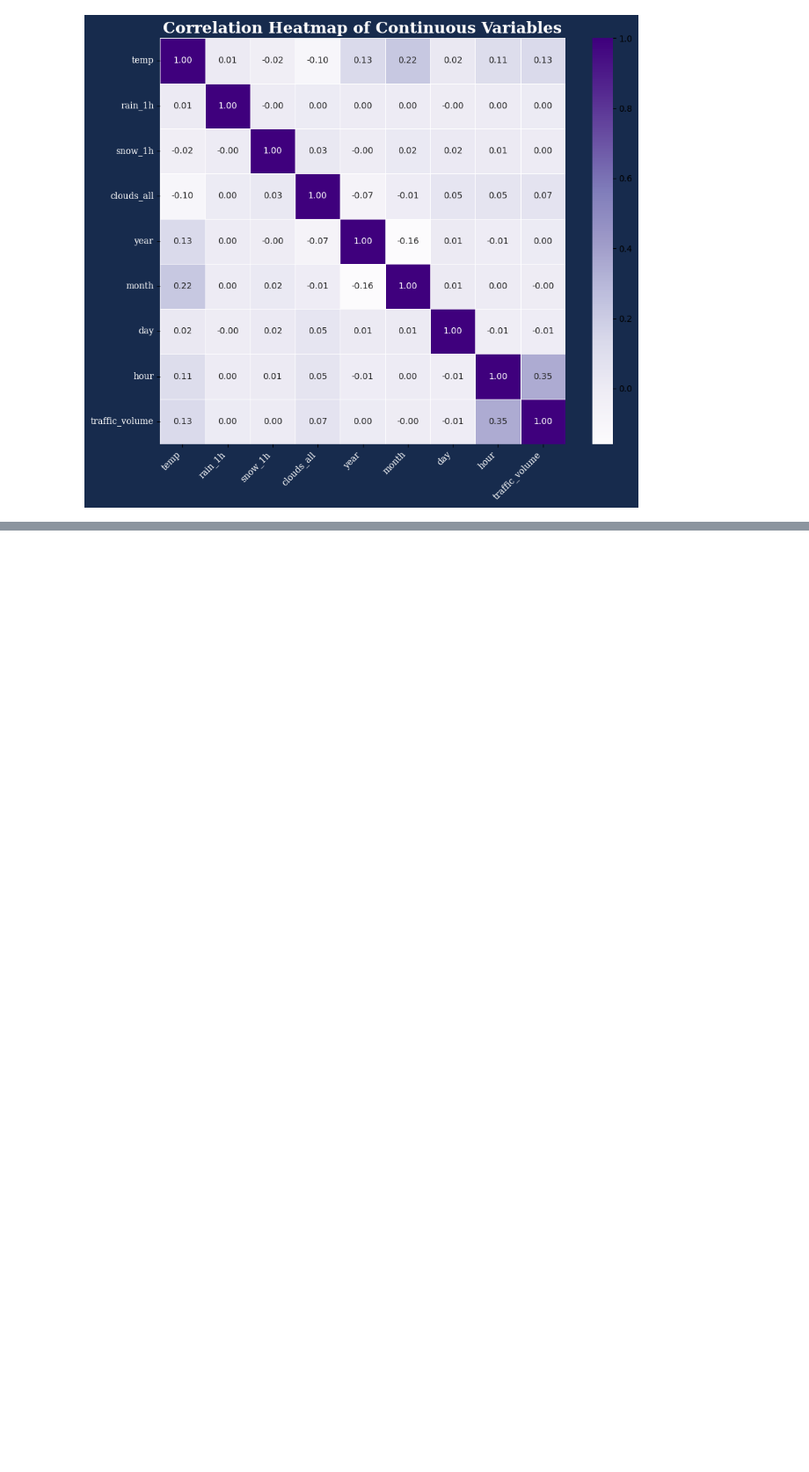
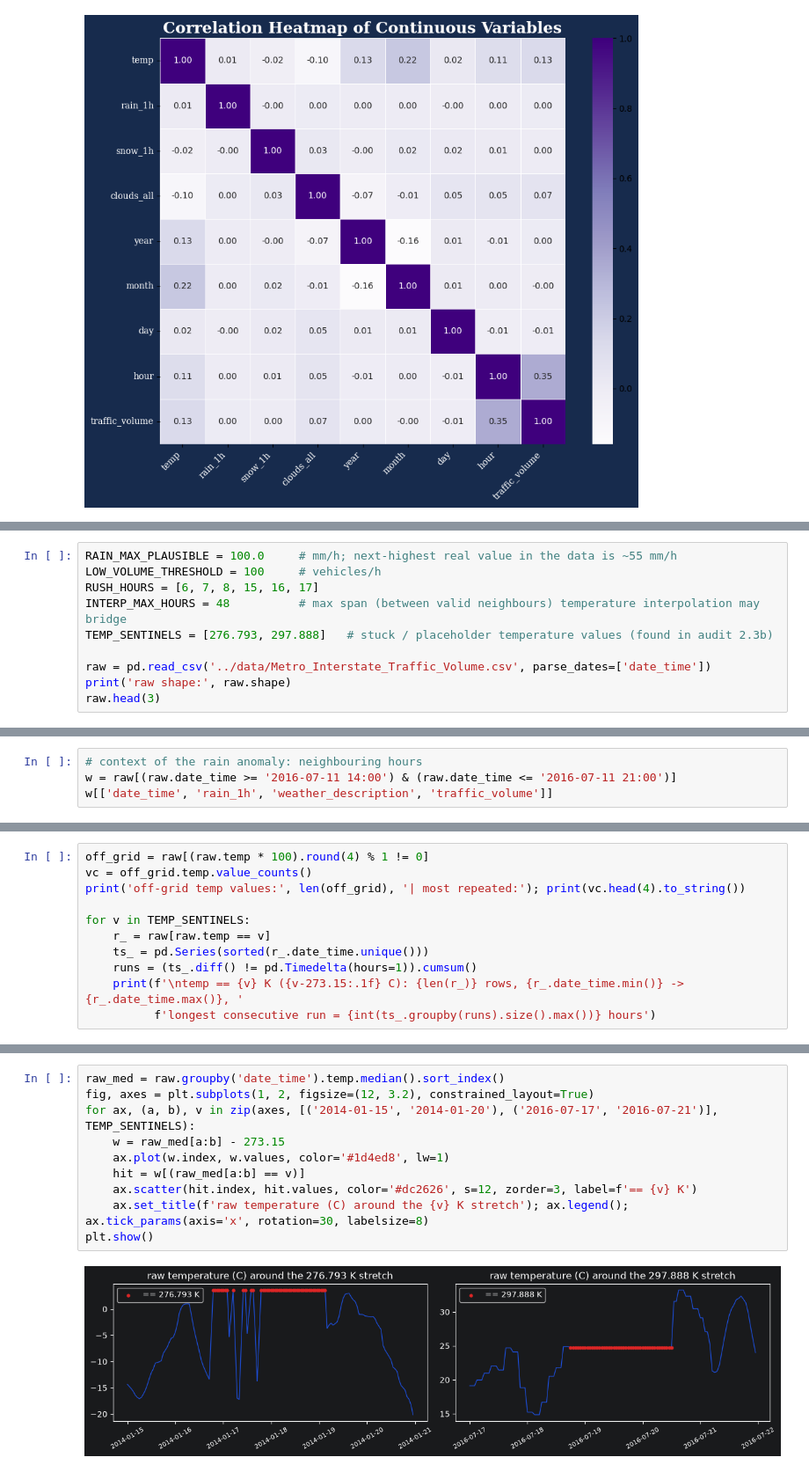
Before and after one commit to MaralFarahmandfar/studybuild-machine-learning, a Jupyter notebook: project-02/notebooks/traffic-analysis.ipynb, the cells around one changed output, grey strips where cells are left out. Shown at 88% size. Saved outputs shown, nothing was run; the diff lists cells and outputs as text; blank space fills up the shorter version.

```diff
--- a/project-02/notebooks/traffic-analysis.ipynb
+++ b/project-02/notebooks/traffic-analysis.ipynb
@@ -690,0 +696,10 @@ plt.show()
+# %%
+RAIN_MAX_PLAUSIBLE = 100.0     # mm/h; next-highest real value in the data is ~55 mm/h
+LOW_VOLUME_THRESHOLD = 100     # vehicles/h
+RUSH_HOURS = [6, 7, 8, 15, 16, 17]
+INTERP_MAX_HOURS = 48          # max span (between valid neighbours) temperature interpolation may bridge
+TEMP_SENTINELS = [276.793, 297.888]   # stuck / placeholder temperature values (found in audit 2.3b)
+
+raw = pd.read_csv('../data/Metro_Interstate_Traffic_Volume.csv', parse_dates=['date_time'])
+print('raw shape:', raw.shape)
+raw.head(3)
@@ -690,0 +811,4 @@ plt.show()
+# %%
+# context of the rain anomaly: neighbouring hours
+w = raw[(raw.date_time >= '2016-07-11 14:00') & (raw.date_time <= '2016-07-11 21:00')]
+w[['date_time', 'rain_1h', 'weather_description', 'traffic_volume']]
@@ -690,0 +835,11 @@ plt.show()
+# %%
+off_grid = raw[(raw.temp * 100).round(4) % 1 != 0]
+vc = off_grid.temp.value_counts()
+print('off-grid temp values:', len(off_grid), '| most repeated:'); print(vc.head(4).to_string())
+
+for v in TEMP_SENTINELS:
+    r_ = raw[raw.temp == v]
+    ts_ = pd.Series(sorted(r_.date_time.unique()))
+    runs = (ts_.diff() != pd.Timedelta(hours=1)).cumsum()
+    print(f'\ntemp == {v} K ({v-273.15:.1f} C): {len(r_)} rows, {r_.date_time.min()} -> {r_.date_time.max()}, '
+          f'longest consecutive run = {int(ts_.groupby(runs).size().max())} hours')
@@ -690,0 +857,12 @@ plt.show()
+# %%
+raw_med = raw.groupby('date_time').temp.median().sort_index()
+fig, axes = plt.subplots(1, 2, figsize=(12, 3.2), constrained_layout=True)
+for ax, (a, b), v in zip(axes, [('2014-01-15', '2014-01-20'), ('2016-07-17', '2016-07-21')], TEMP_SENTINELS):
+    w = raw_med[a:b] - 273.15
+    ax.plot(w.index, w.values, color='#1d4ed8', lw=1)
+    hit = w[(raw_med[a:b] == v)]
+    ax.scatter(hit.index, hit.values, color='#dc2626', s=12, zorder=3, label=f'== {v} K')
+    ax.set_title(f'raw temperature (C) around the {v} K stretch'); ax.legend(); ax.tick_params(axis='x', rotation=30, labelsize=8)
+plt.show()
+# %% [output]
+[figure, added]
```
Also changed, not shown: parts of 57 cells of this notebook.
